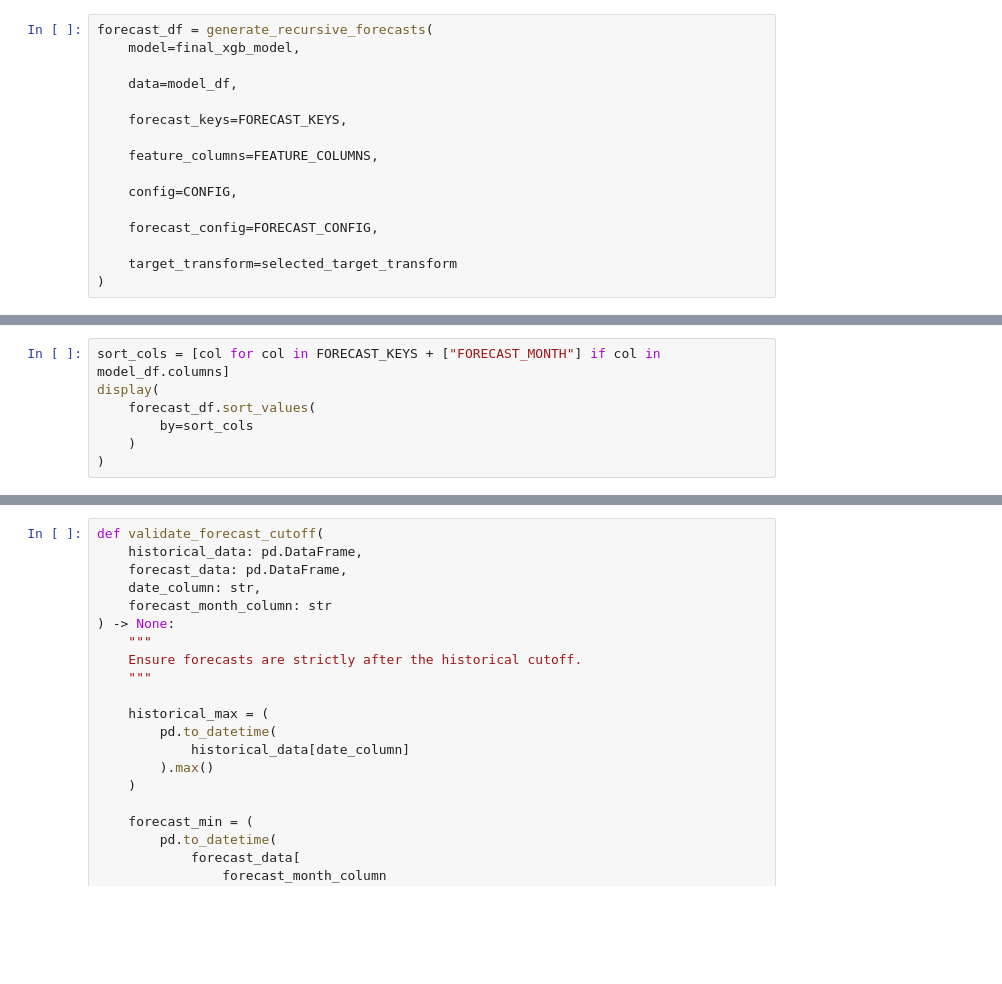
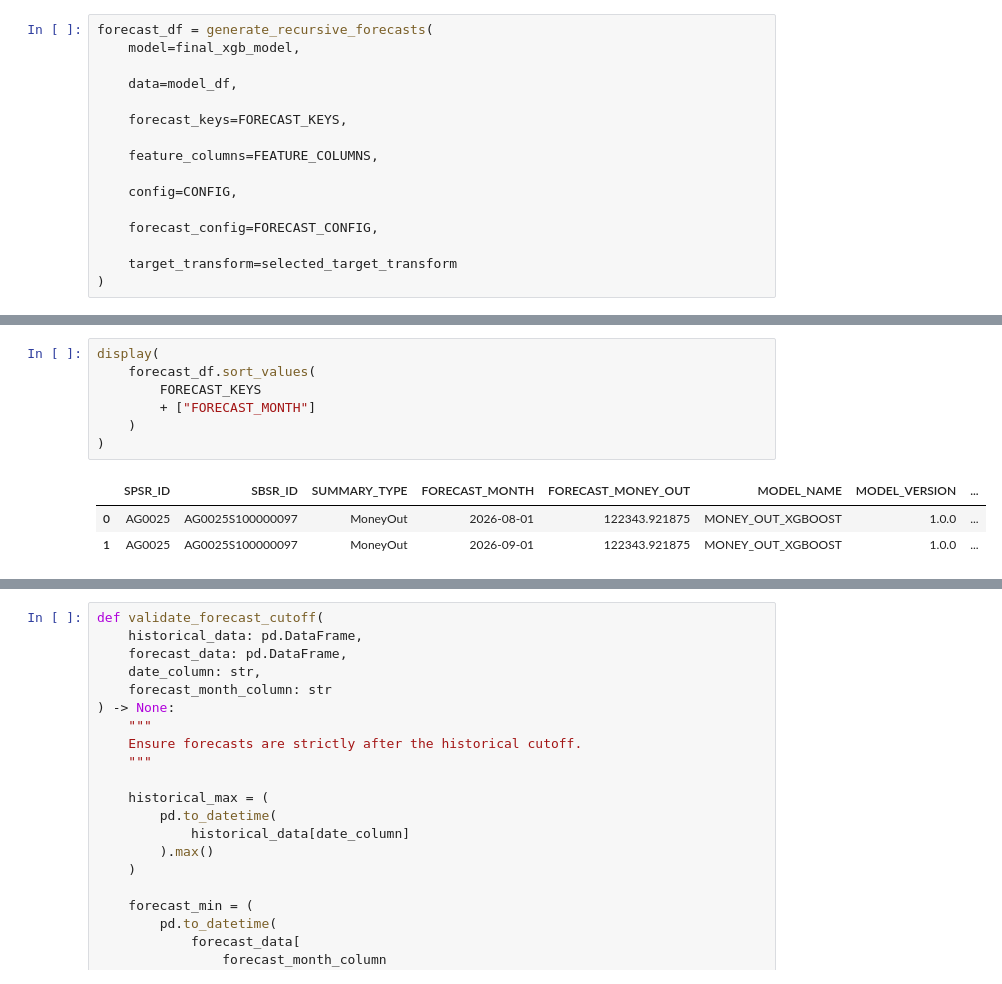
Before and after one commit to Uday1304/Snowflake-ai-ml-train_model, a Jupyter notebook: xgboost_forecast_mlflow.ipynb, the cells around one changed output, grey strips where cells are left out. Cells and saved outputs as stored; diff of their text form; blank space fills up the shorter version.

Commit message:
Add files via upload
xgboost working

```diff
--- a/xgboost_forecast_mlflow.ipynb
+++ b/xgboost_forecast_mlflow.ipynb
@@ -4739,10 +5351,14 @@ print(final_xgb_model)
 # %%
-sort_cols = [col for col in FORECAST_KEYS + ["FORECAST_MONTH"] if col in model_df.columns]
 display(
     forecast_df.sort_values(
-        by=sort_cols
+        FORECAST_KEYS
+        + ["FORECAST_MONTH"]
     )
 )
+# %% [output]
+|  | SPSR_ID | SBSR_ID | SUMMARY_TYPE | FORECAST_MONTH | FORECAST_MONEY_OUT | MODEL_NAME | MODEL_VERSION | ... |
+| 0 | AG0025 | AG0025S100000097 | MoneyOut | 2026-08-01 | 122343.921875 | MONEY_OUT_XGBOOST | 1.0.0 | ... |
+| 1 | AG0025 | AG0025S100000097 | MoneyOut | 2026-09-01 | 122343.921875 | MONEY_OUT_XGBOOST | 1.0.0 | ... |
 # %%
 #forecast_df = model_df.sort_values(by=sort_cols)
 
```
Also changed, not shown: parts of 101 cells of this notebook.
